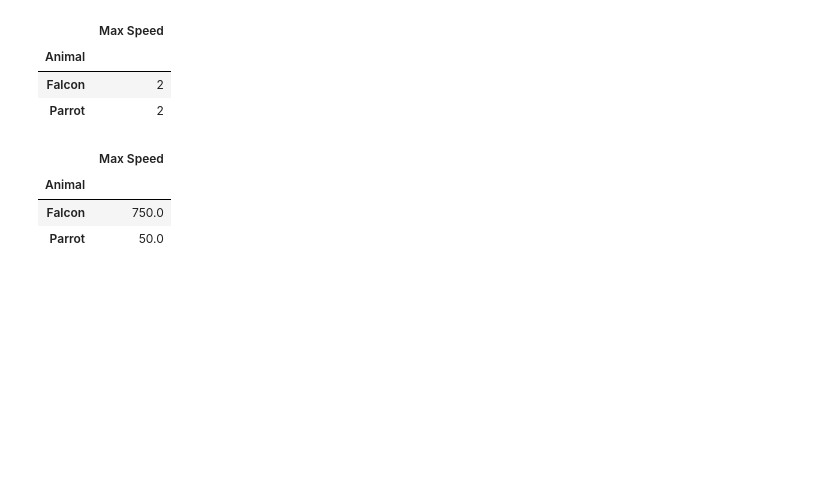
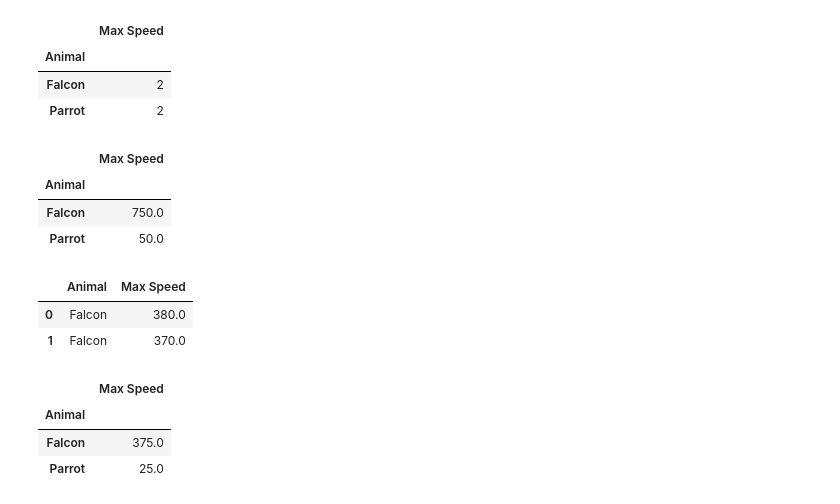
Before and after one commit to mccoy0928/20220702-Python, a Jupyter notebook: DataFrame簡單操作.ipynb, the cells around one changed output. Saved outputs shown, nothing was run; the diff lists cells and outputs as text; code cells hidden in the pictures; blank space fills up the shorter version.

```diff
--- a/DataFrame簡單操作.ipynb
+++ b/DataFrame簡單操作.ipynb
@@ -283,3 +283,18 @@ df.groupby(['Animal']).sum()
 | Animal |  |
 | Falcon | 750.0 |
 | Parrot | 50.0 |
+# %%
+groups = df.groupby(['Animal'])
+# %%
+groups.get_group('Falcon')
+# %% [output]
+|  | Animal | Max Speed |
+| 0 | Falcon | 380.0 |
+| 1 | Falcon | 370.0 |
+# %%
+groups.mean()
+# %% [output]
+|  | Max Speed |
+| Animal |  |
+| Falcon | 375.0 |
+| Parrot | 25.0 |
```
